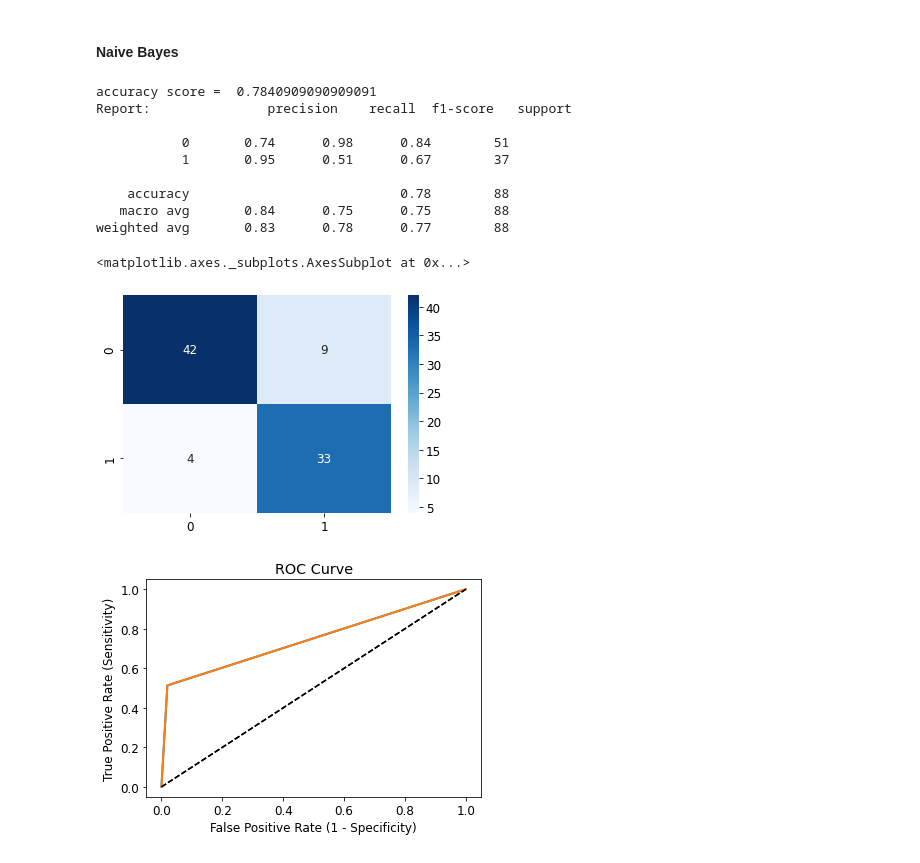
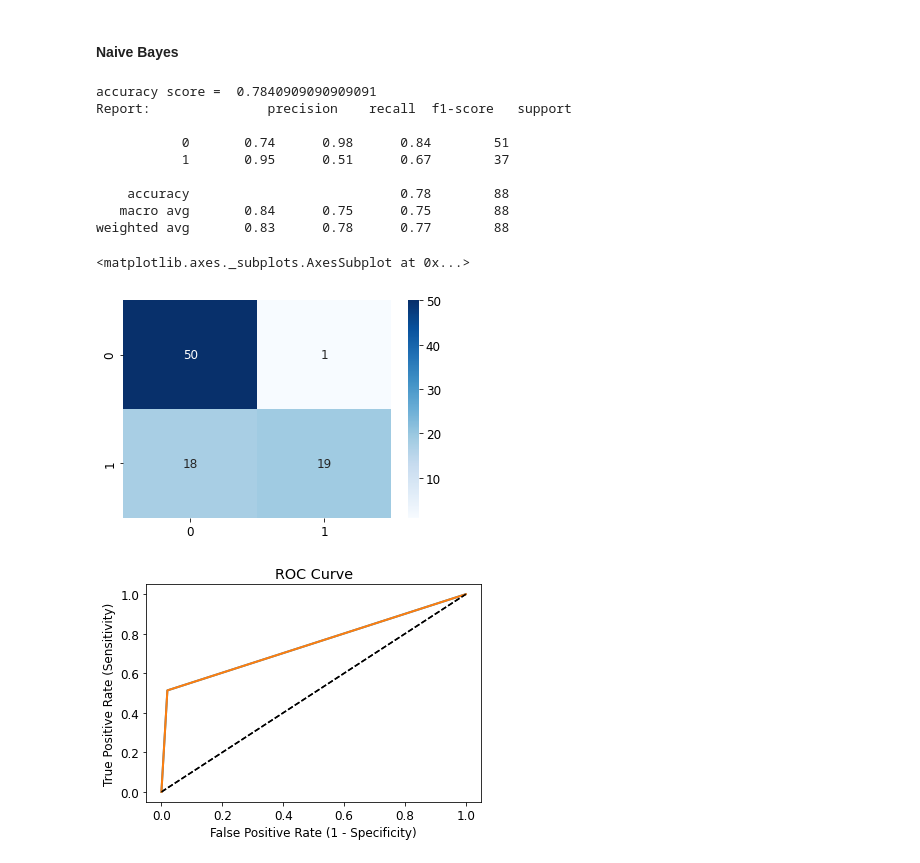
Before and after one commit to erinmcmahon26/Company-Bankruptcy-Prediction, a Jupyter notebook: Company_Bankruptcy.ipynb, the cells around one changed output. Drawn from its saved outputs; the diff is of its cells as text; code cells hidden in the pictures.

```diff
--- a/Company_Bankruptcy.ipynb
+++ b/Company_Bankruptcy.ipynb
@@ -513,27 +515,27 @@ plt.show()
 # %%
 nb = GaussianNB()
 nb.fit(x_train,y_train)
 
 ny_pred = nb.predict(x_test)
-cm = confusion_matrix(y_test,y_pred)
+cm = confusion_matrix(y_test,ny_pred)
 
 nba = accuracy_score(y_test, ny_pred)
 print('accuracy score = ', accuracy_score(y_test, ny_pred))
 print("Report:", classification_report(y_test, ny_pred))
 
 sns.heatmap(cm,annot=True,fmt="d",cmap = "Blues")
 # %% [output]
 accuracy score =  0.7840909090909091
 Report:               precision    recall  f1-score   support
 
            0       0.74      0.98      0.84        51
            1       0.95      0.51      0.67        37
 
     accuracy                           0.78        88
    macro avg       0.84      0.75      0.75        88
 weighted avg       0.83      0.78      0.77        88
 <matplotlib.axes._subplots.AxesSubplot at 0x...>
-[figure, old version]
+[figure, new version]
 # %%
 nfpr, ntpr, nthresholds = roc_curve(y_test, ny_pred)
 # %%
```
Also changed, not shown: parts of 17 cells of this notebook.
